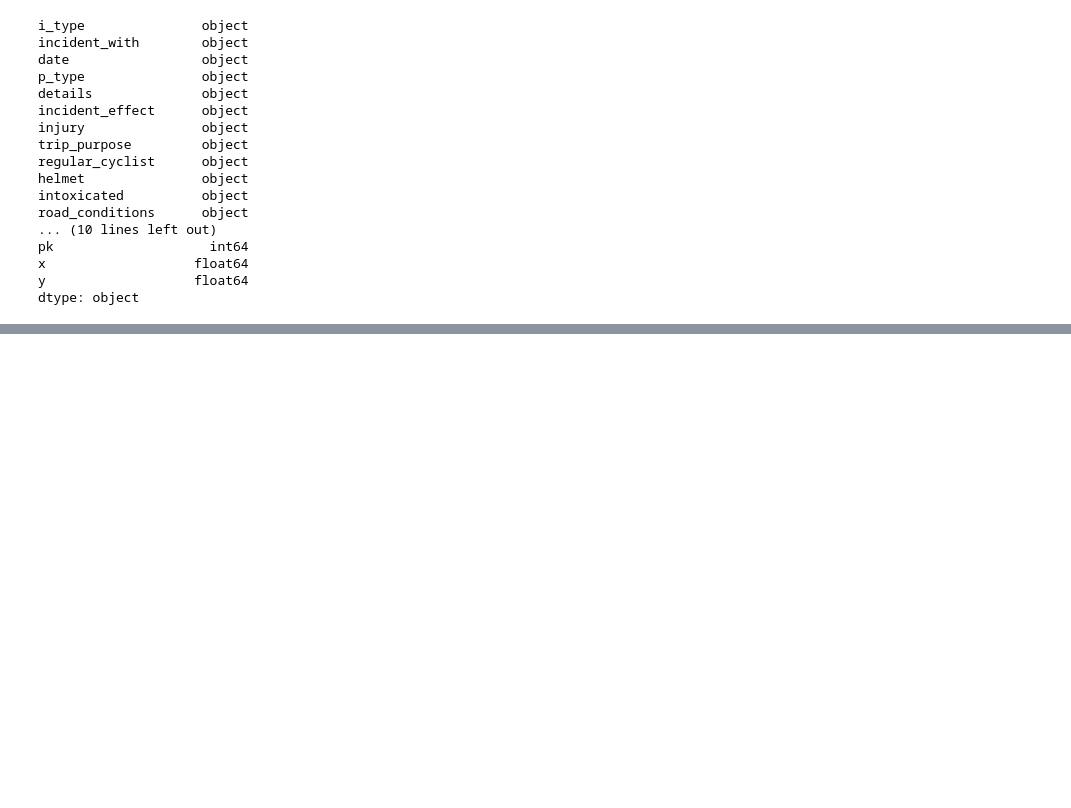
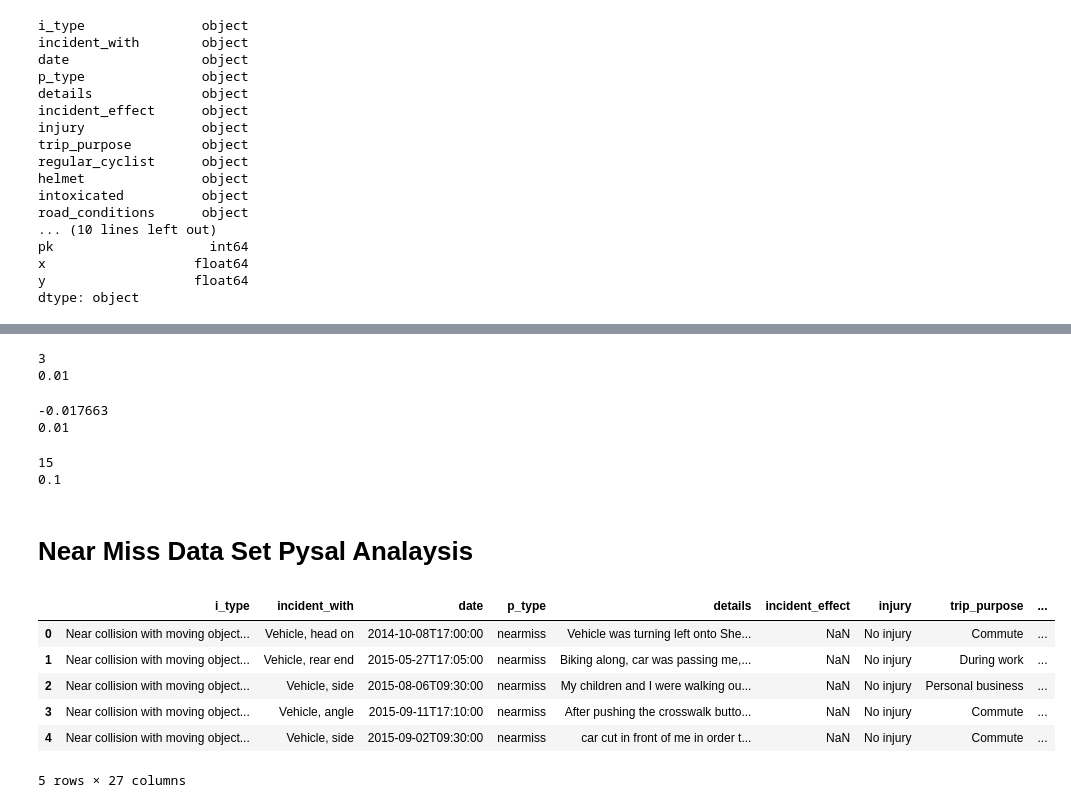
Before and after one commit to martham93/STA_project_MM, a Jupyter notebook: Martha Morrissey STA Project .ipynb, the cells around one changed output, grey strips where cells are left out. Drawn from its saved outputs; the diff is of its cells as text; code cells hidden in the pictures; blank space fills up the shorter version.

Commit message:
pysal interaction working
analysis for collisions and near misses

```diff
--- a/Martha Morrissey STA Project .ipynb
+++ b/Martha Morrissey STA Project .ipynb
@@ -113,0 +107,36 @@ collisions.head()
+# %%
+
+#ordered_c['value_t'] = ordered_c.apply(lambda row: time_diff(row['T_test3'], axis=1))
+
+
+#ordered_c.head()
+
+#x = np.array(ordered_c['T_test3'])
+
+#np.apply
+
+#ordered_c['d'] = ordered_c["T_test3"].apply(time_diff)
+
+#time_diff(ordered_c['T_test3'][0])
+
+#ordered_c
+
+
+ordered_c['T_test3'][0].timestamp()
+
+#print(ordered_c['T_test3'][0])
+def seconds(x):
+    return int(x.timestamp())
+
+ordered_c['seconds'] = ordered_c['T_test3'].apply(seconds)
+#1097793000
+#2004-10-14 16:30:00
+
+ordered_c.head()
+
+#print(seconds(ordered_c['T_test3'][0]))
+
+#print(ordered_c['T_test3'][0])
+#print()
+
+ordered_c.dtypes
@@ -164,0 +202,43 @@ b.head()
+# %%
+#Knox Test
+result = interaction.knox(events.space, events.t ,delta=50,tau=500,permutations=99)
+print(result['stat'])
+
+print("%2.2f"%result['pvalue']) #can reject null hypothesis that there was no interaction in space and time
+# %% [output]
+3
+0.01
+# %%
+#Mantel Test
+
+mt = interaction.mantel(events.space, events.t,99,scon=0.0,spow=1.0,tcon=0.0,tpow=1.0)
+print("%6.6f"%mt['stat'])
+
+print("%2.2f"%result['pvalue'])
+# %% [output]
+-0.017663
+0.01
+# %%
+result_j = interaction.jacquez(events.space, events.t ,k=3,permutations=99)
+
+print(result_j['stat'])
+
+print("%3.1f"%result_j['pvalue'])
+# %% [output]
+15
+0.1
+# %% [markdown]
+# Near Miss Data Set Pysal Analaysis
+# %%
+near_miss['datetime'] = near_miss['date'].apply(changetime)
+near_miss['seconds'] = near_miss['datetime'].apply(seconds)
+
+near_miss.head()
+# %% [output]
+|  | i_type | incident_with | date | p_type | details | incident_effect | injury | trip_purpose | ... |
+| 0 | Near collision with moving object... | Vehicle, head on | 2014-10-08T17:00:00 | nearmiss | Vehicle was turning left onto She... | NaN | No injury | Commute | ... |
+| 1 | Near collision with moving object... | Vehicle, rear end | 2015-05-27T17:05:00 | nearmiss | Biking along, car was passing me,... | NaN | No injury | During work | ... |
+| 2 | Near collision with moving object... | Vehicle, side | 2015-08-06T09:30:00 | nearmiss | My children and I were walking ou... | NaN | No injury | Personal business | ... |
+| 3 | Near collision with moving object... | Vehicle, angle | 2015-09-11T17:10:00 | nearmiss | After pushing the crosswalk butto... | NaN | No injury | Commute | ... |
+| 4 | Near collision with moving object... | Vehicle, side | 2015-09-02T09:30:00 | nearmiss | car cut in front of me in order t... | NaN | No injury | Commute | ... |
+5 rows × 27 columns
```
Also changed, not shown: parts of 22 cells of this notebook, 2 other files.
